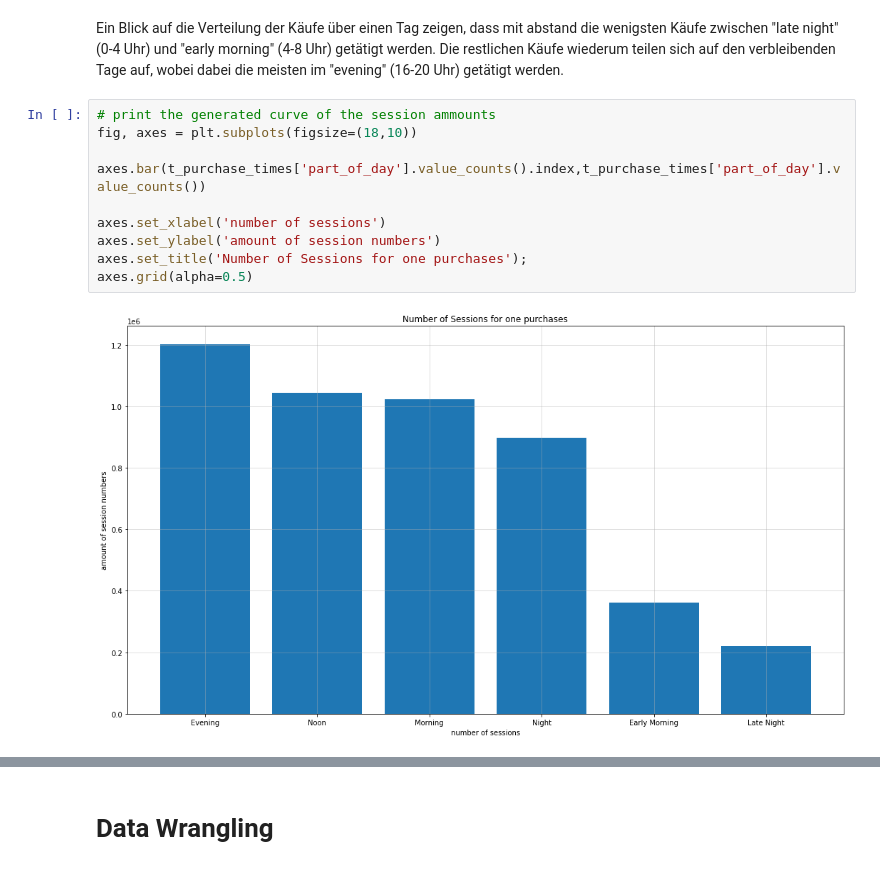
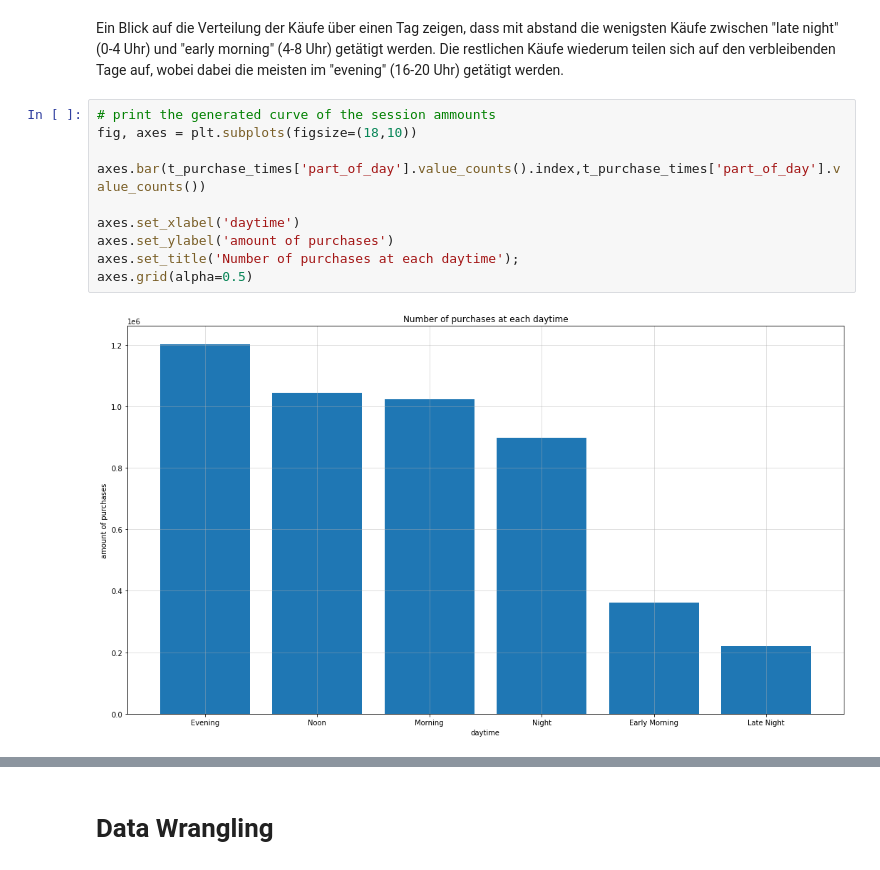
Before and after one commit to Ananassio/Data-Science_lab, a Jupyter notebook: Project/Data.ipynb, the cells around one changed output, grey strips where cells are left out. Cells and saved outputs as stored; diff of their text form.

```diff
--- a/Project/Data.ipynb
+++ b/Project/Data.ipynb
@@ -311,12 +316,12 @@ Ein Blick auf die Verteilung der Käufe über einen Tag zeigen, dass mit abstand
 # %%
 # print the generated curve of the session ammounts
 fig, axes = plt.subplots(figsize=(18,10))
 
 axes.bar(t_purchase_times['part_of_day'].value_counts().index,t_purchase_times['part_of_day'].value_counts())
 
-axes.set_xlabel('number of sessions')
-axes.set_ylabel('amount of session numbers')
-axes.set_title('Number of Sessions for one purchases');
+axes.set_xlabel('daytime')
+axes.set_ylabel('amount of purchases')
+axes.set_title('Number of purchases at each daytime');
 axes.grid(alpha=0.5)
 # %% [output]
-[figure, old version]
+[figure, new version]
```
Also changed, not shown: parts of 13 cells of this notebook.
